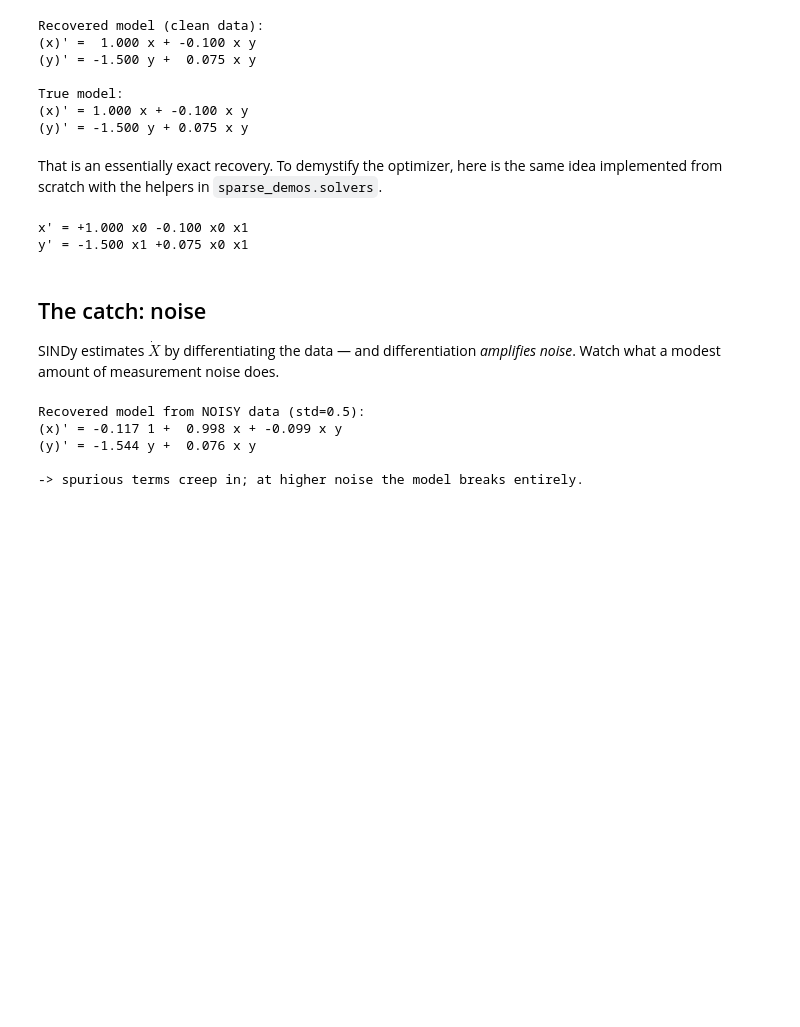
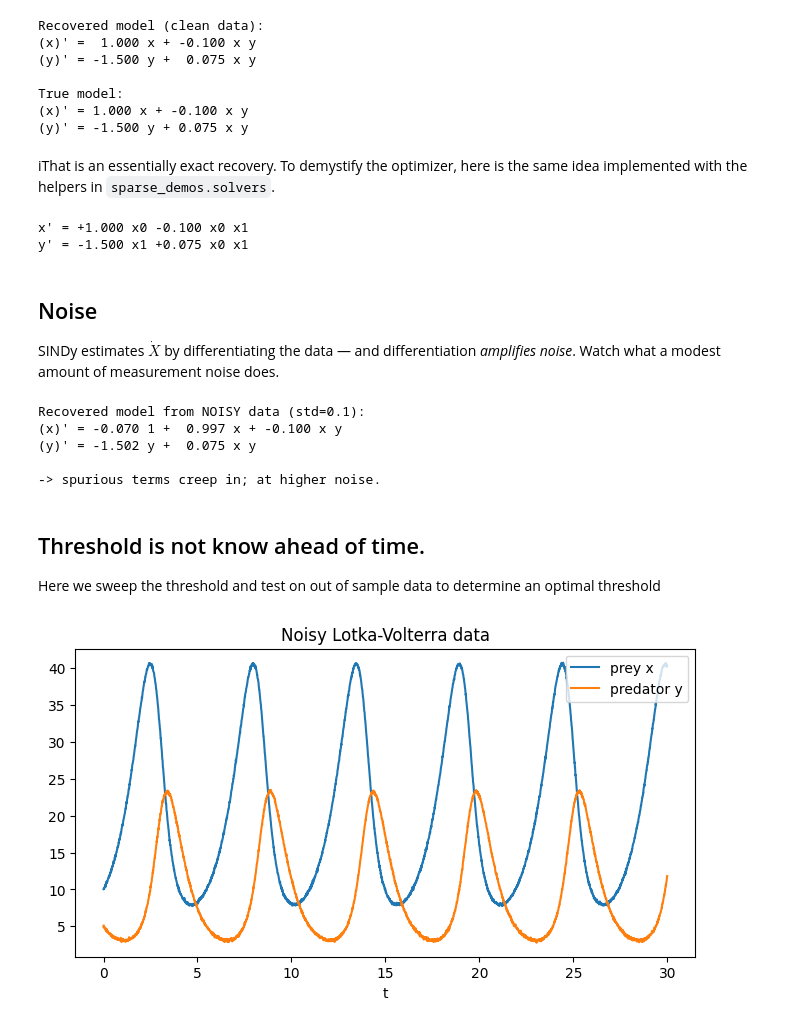
Before and after one commit to Mangan-Group/SummerSchool2026SparseModelTutorials, a Jupyter notebook: notebooks/01_sindy_intro.ipynb, the cells around one changed output. Saved outputs shown, nothing was run; the diff lists cells and outputs as text; code cells hidden in the pictures; blank space fills up the shorter version.

```diff
--- a/notebooks/01_sindy_intro.ipynb
+++ b/notebooks/01_sindy_intro.ipynb
@@ -69,8 +70,8 @@ True model:
 (x)' = 1.000 x + -0.100 x y
 (y)' = -1.500 y + 0.075 x y
 # %% [markdown]
-That is an essentially exact recovery. To demystify the optimizer, here is the same
-idea implemented from scratch with the helpers in `sparse_demos.solvers`.
+iThat is an essentially exact recovery. To demystify the optimizer, here is the same
+idea implemented with the helpers in `sparse_demos.solvers`.
 # %%
 from sparse_demos import libraries, solvers
 
@@ -83,22 +84,43 @@ solvers.print_model(Xi, names, target_names=["x'", "y'"])
 x' = +1.000 x0 -0.100 x0 x1
 y' = -1.500 x1 +0.075 x0 x1
 # %% [markdown]
-## The catch: noise
+## Noise
 
 SINDy estimates $\dot X$ by differentiating the data — and differentiation
 *amplifies noise*. Watch what a modest amount of measurement noise does.
 # %%
-tn, Xn = systems.simulate("lotka_volterra", t_span=(0, 20), dt=0.01,
-                          noise_std=0.5, seed=1)
+noise_std=0.1 # set standard deviation of noise
+tn, Xn = systems.simulate("lotka_volterra", t_span=(0, 30), dt=0.01,
+                          noise_std = noise_std, seed=1)
+
+# 1) Split data into train / validation - validatoin is for use later in determining optimal thereshold
+split_idx = int(0.6 * len(t))
+t_train, X_train = tn[:split_idx], Xn[:split_idx]
+t_val,   X_val   = tn[split_idx:], Xn[split_idx:]
+
 noisy = ps.SINDy(feature_library=ps.PolynomialLibrary(degree=2),
                  optimizer=ps.STLSQ(threshold=0.05))
-noisy.fit(Xn, t=dt, feature_names=["x", "y"])
-print("Recovered model from NOISY data (std=0.5):")
+noisy.fit(X_train, t=dt, feature_names=["x", "y"])
+print(f"Recovered model from NOISY data (std={noise_std}):")
 noisy.print()
-print("\n-> spurious terms creep in; at higher noise the model breaks entirely.")
+print("\n-> spurious terms creep in; at higher noise.")
 # %% [output]
-Recovered model from NOISY data (std=0.5):
-(x)' = -0.117 1 +  0.998 x + -0.099 x y
-(y)' = -1.544 y +  0.076 x y
+Recovered model from NOISY data (std=0.1):
+(x)' = -0.070 1 +  0.997 x + -0.100 x y
+(y)' = -1.502 y +  0.075 x y
 
--> spurious terms creep in; at higher noise the model breaks entirely.
+-> spurious terms creep in; at higher noise.
+# %% [markdown]
+## Threshold is not know ahead of time.
+
+Here we sweep the threshold and test on out of sample data to determine an optimal threshold
+# %%
+# Generate new data for t=30 time with tiny amount of noise
+
+#tn, Xn = systems.simulate("lotka_volterra", t_span=(0, 30), dt=0.01,
+#                          noise_std=0.1, seed=1)
+
+plotting.plot_trajectories(tn, Xn, labels=["prey x", "predator y"],
+                           title="Noisy Lotka-Volterra data"); plt.show()
+# %% [output]
+[figure, added]
```
Also changed, not shown: parts of 5 cells of this notebook.
